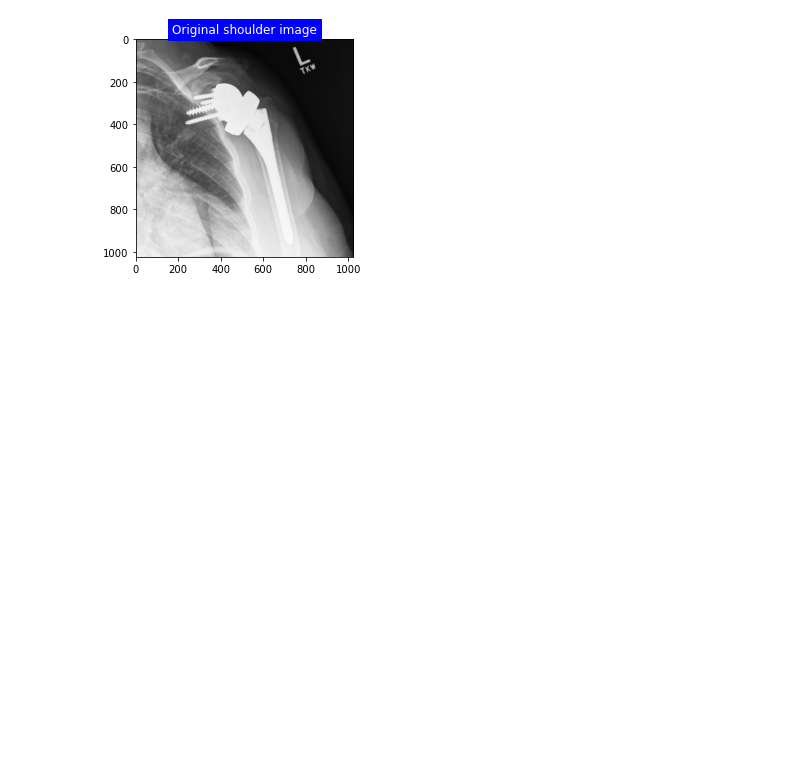
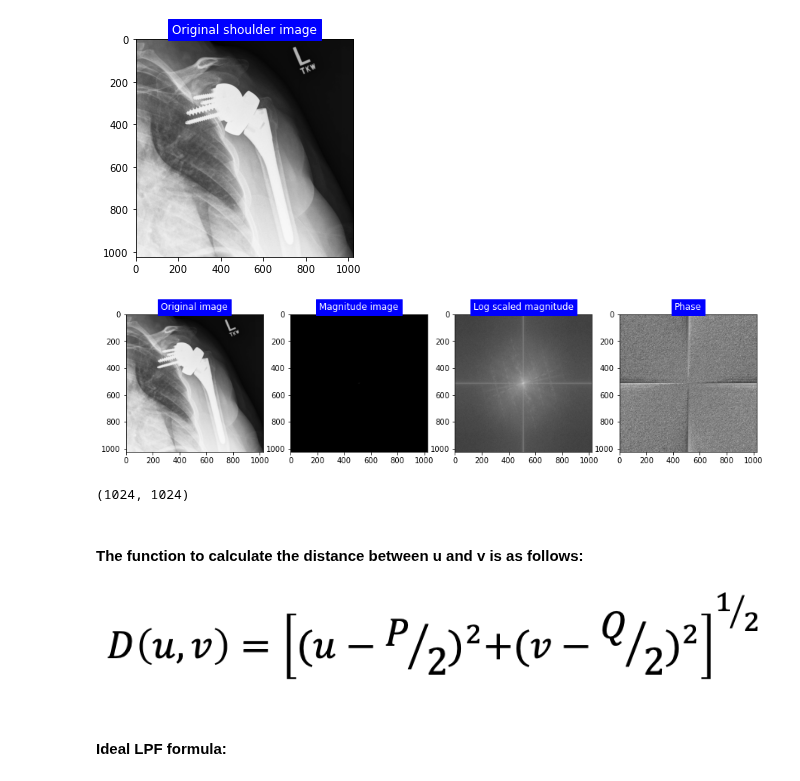
Before and after one commit to zahrasalarian/Digital-Image-Processing-for-Medical-Applications, a Jupyter notebook: HW4/pt-2.ipynb, the cells around one changed output. Drawn from its saved outputs; the diff is of its cells as text; code cells hidden in the pictures; blank space fills up the shorter version.

Commit message:
Adds low-pass ideal, butterworth and guassian filters and the resulted images.

```diff
--- a/HW4/pt-2.ipynb
+++ b/HW4/pt-2.ipynb
@@ -12,3 +13,9 @@ plt.imshow(shoulder_img, cmap = 'gray')
 # %% [output]
 <matplotlib.image.AxesImage at 0x...>
 [figure]
+# %%
+def fourier_transform(img):
+    _fft = np.fft.fft2(img)
+    # shift zero-frequency component to the center
+    fourier_image = np.fft.fftshift(_fft)
+    return fourier_image
@@ -14,0 +27,46 @@ plt.imshow(shoulder_img, cmap = 'gray')
+# %%
+def plot_fourier_t(original_image, fourier_image):
+    # calculate log scaled magnitude of the image
+    magnitude = np.abs(fourier_image)
+    log_magnitude = np.log(magnitude + 1)
+    # calculate the phase of the image
+    phase = np.angle(fourier_image)
+
+    # Plot
+    fig = plt.figure(figsize=(15, 10))
+    gs = fig.add_gridspec(1, 4)
+
+    # Original transform
+    ax2 = fig.add_subplot(gs[0, 0])
+    ax2.imshow(original_image, cmap='gray')
+    ax2.set_title('Original image', color='white', backgroundcolor='blue')
+
+    # Fourier transform
+    ax2 = fig.add_subplot(gs[0, 1])
+    ax2.imshow(magnitude, cmap='gray')
+    ax2.set_title('Magnitude image', color='white', backgroundcolor='blue')
+
+    # Log scaled magnitude
+    ax2 = fig.add_subplot(gs[0, 2])
+    ax2.imshow(log_magnitude, cmap='gray')
+    ax2.set_title('Log scaled magnitude', color='white', backgroundcolor='blue')
+
+    # Phase
+    ax2 = fig.add_subplot(gs[0, 3])
+    ax2.imshow(phase, cmap='gray')
+    ax2.set_title('Phase', color='white', backgroundcolor='blue')
+# %%
+fourier_img = fourier_transform(shoulder_img)
+plot_fourier_t(shoulder_img, fourier_img)
+# %% [output]
+[figure, added]
+# %%
+print(fourier_img.shape)
+# %% [output]
+(1024, 1024)
+# %% [markdown]
+#### The function to calculate the distance between u and v is as follows:
+# %% [markdown]
+![image.png](attachment:image.png)
+# %% [markdown]
+#### Ideal LPF formula:
```
Also changed, not shown: parts of 14 cells of this notebook.
